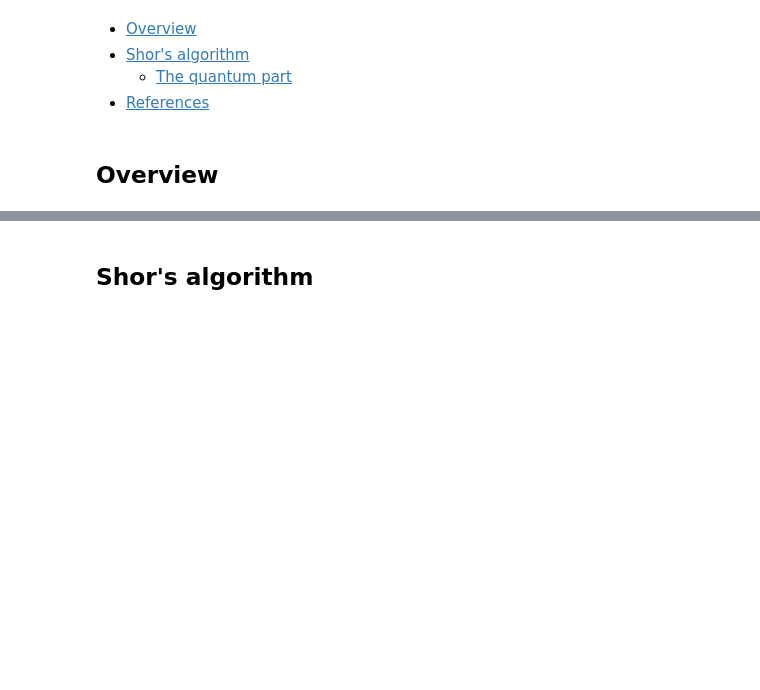
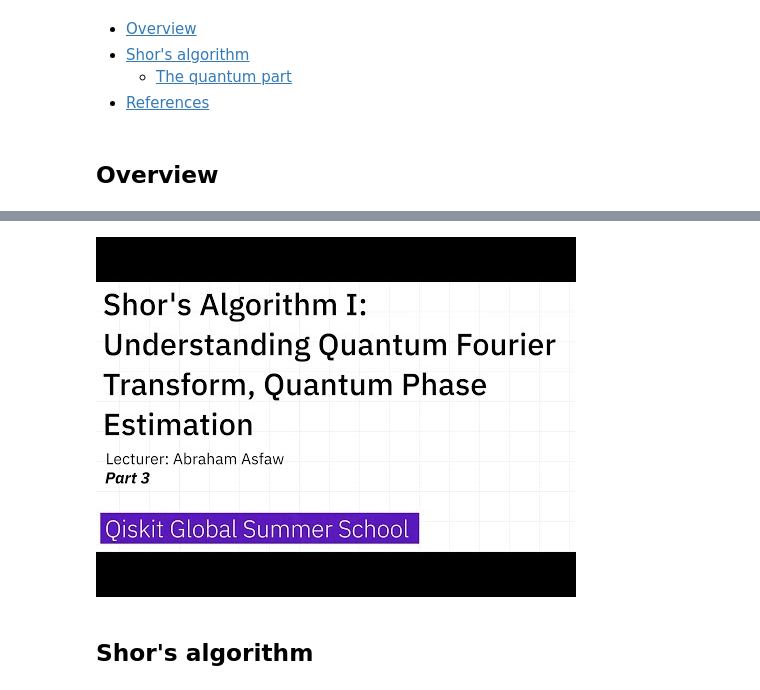
Before and after one commit to pockerman/quantum_computing_cs, a Jupyter notebook: notes/quantum_algorithms/shor_algorithm.ipynb, the cells around one changed output, grey strips where cells are left out. Drawn from its saved outputs; the diff is of its cells as text; code cells hidden in the pictures; blank space fills up the shorter version.

```diff
--- a/notes/quantum_algorithms/shor_algorithm.ipynb
+++ b/notes/quantum_algorithms/shor_algorithm.ipynb
@@ -12,3 +22,7 @@ Shor's algorithm is a polynomial-time quantum algorithm for integer factorizatio
+# %%
+YouTubeVideo('5kcoaanYyZw', width=800, height=300)
+# %% [output]
+[figure, added]
 # %% [markdown]
 ## <a name="ekf"></a>  Shor's algorithm
 # %% [markdown]
```
Also changed, not shown: parts of 3 cells of this notebook.
